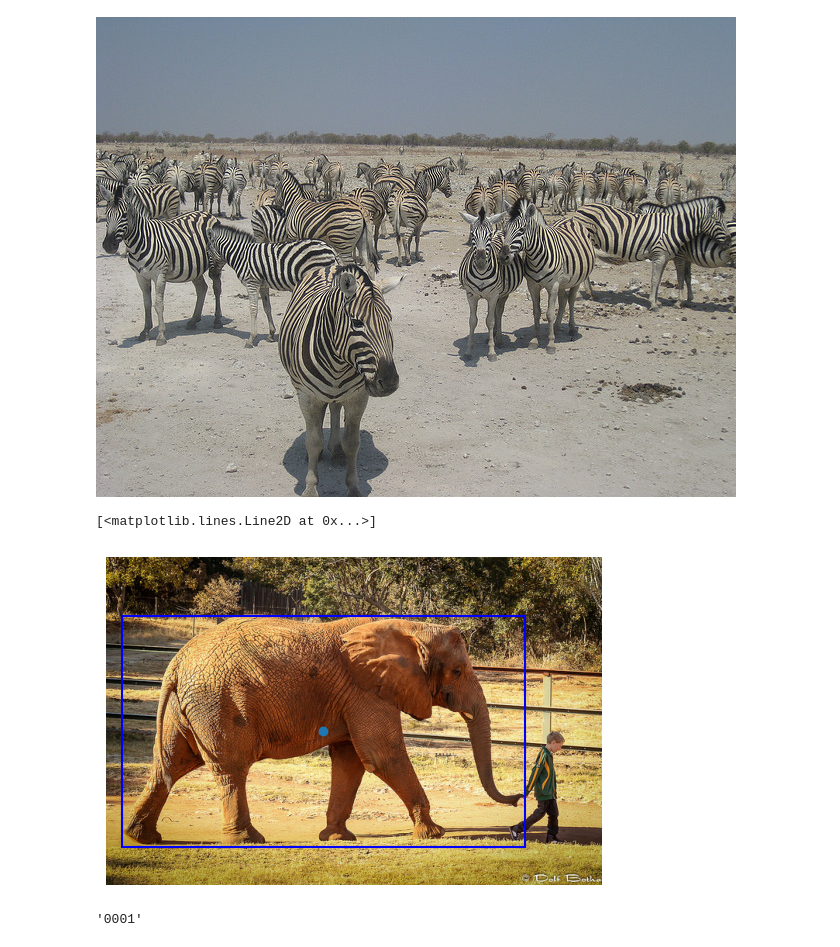
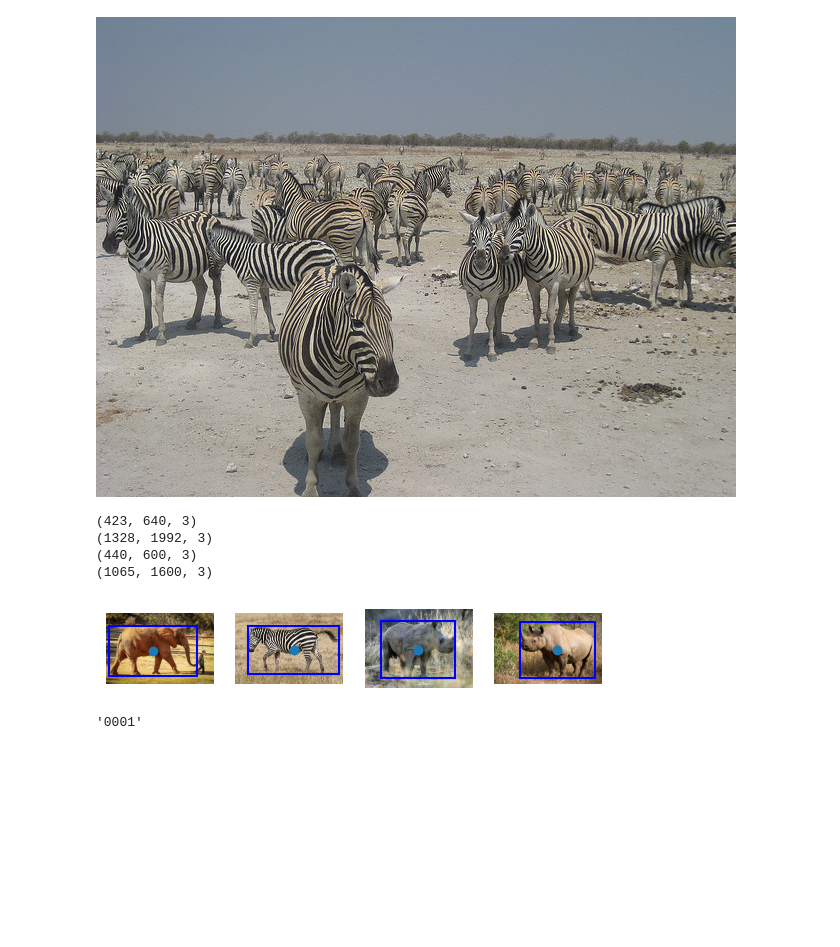
Before and after one commit to moongni/KDT_AI_MISSION, a Jupyter notebook: kdt_competition_3/eda.ipynb, the cells around one changed output. Drawn from its saved outputs; the diff is of its cells as text; code cells hidden in the pictures; blank space fills up the shorter version.

```diff
--- a/kdt_competition_3/eda.ipynb
+++ b/kdt_competition_3/eda.ipynb
@@ -144,27 +144,36 @@ img
 # %% [output]
 [figure]
 # %%
-def img_show_by_idx(idx:int):
+def img_show_by_idx(idx:int, axe):
     test_data = df.iloc[idx]
     fileName = test_data['filename']
     filePath = os.path.join(TRAIN_PATH, str(fileName).zfill(4) + '.jpg')
     img = np.asarray(Image.open(filePath))
-    plt.imshow(img)
-    plt.axis('off')
-    y_center = int(img.shape[0] * test_data['y_center'][0])
-    x_center = int(img.shape[1] * test_data['x_center'][0])
-    x_0 = x_center - int(img.shape[1] * test_data['w'][0] / 2)
-    x_1 = x_center + int(img.shape[1] * test_data['w'][0] / 2)
-    y_0 = y_center - int(img.shape[0] * test_data['h'][0] / 2)
-    y_1 = y_center + int(img.shape[0] * test_data['h'][0] / 2)
-    plt.scatter([x_center], [y_center])
-    plt.plot([x_0, x_1], [y_0, y_0], c='b')
-    plt.plot([x_0, x_0], [y_0, y_1], c='b')
-    plt.plot([x_1, x_1], [y_1, y_0], c='b')
-    plt.plot([x_0, x_1], [y_1, y_1], c='b')
+    axe.imshow(img)
+    axe.axis('off')
+    print(img.shape)
+    for i in range(len(test_data['label_idx'])):
+        y_center = int(img.shape[0] * test_data['y_center'][i])
+        x_center = int(img.shape[1] * test_data['x_center'][i])
+        x_0 = x_center - int(img.shape[1] * test_data['w'][i] / 2)
+        x_1 = x_center + int(img.shape[1] * test_data['w'][i] / 2)
+        y_0 = y_center - int(img.shape[0] * test_data['h'][i] / 2)
+        y_1 = y_center + int(img.shape[0] * test_data['h'][i] / 2)
+        axe.scatter([x_center], [y_center])
+        axe.plot([x_0, x_1], [y_0, y_0], c='b')
+        axe.plot([x_0, x_0], [y_0, y_1], c='b')
+        axe.plot([x_1, x_1], [y_1, y_0], c='b')
+        axe.plot([x_0, x_1], [y_1, y_1], c='b')
+
+fig, axs = plt.subplots(1, 4)
+for i in range(4):
+    img_show_by_idx(i, axs[i])
 # %% [output]
-[<matplotlib.lines.Line2D at 0x...>]
+(423, 640, 3)
+(1328, 1992, 3)
+(440, 600, 3)
+(1065, 1600, 3)
-[figure, old version]
+[figure, new version]
 # %%
 '1'.zfill(4)
 # %% [output]
```
Also changed, not shown: parts of 1 cell of this notebook, 2 other files.
